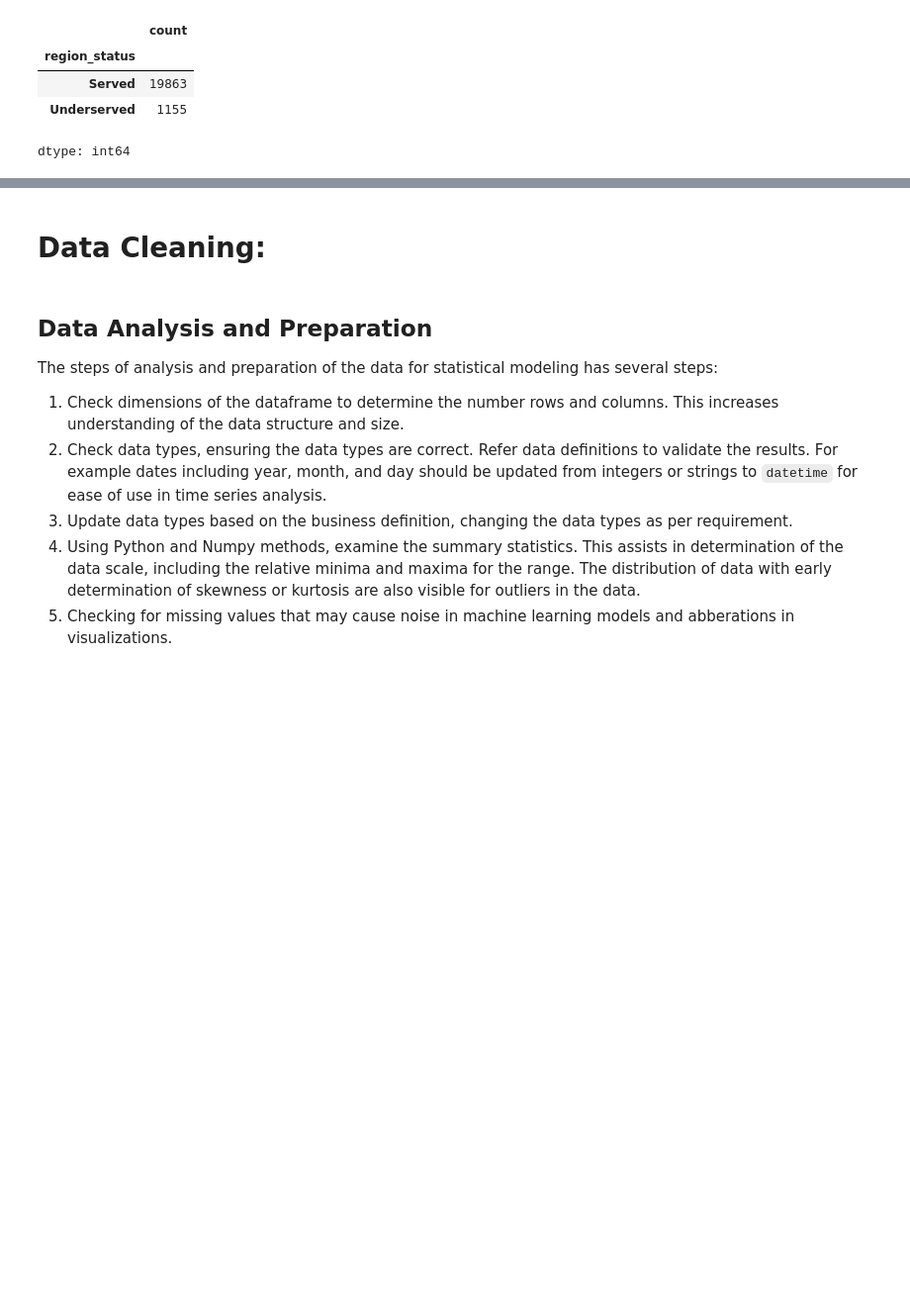
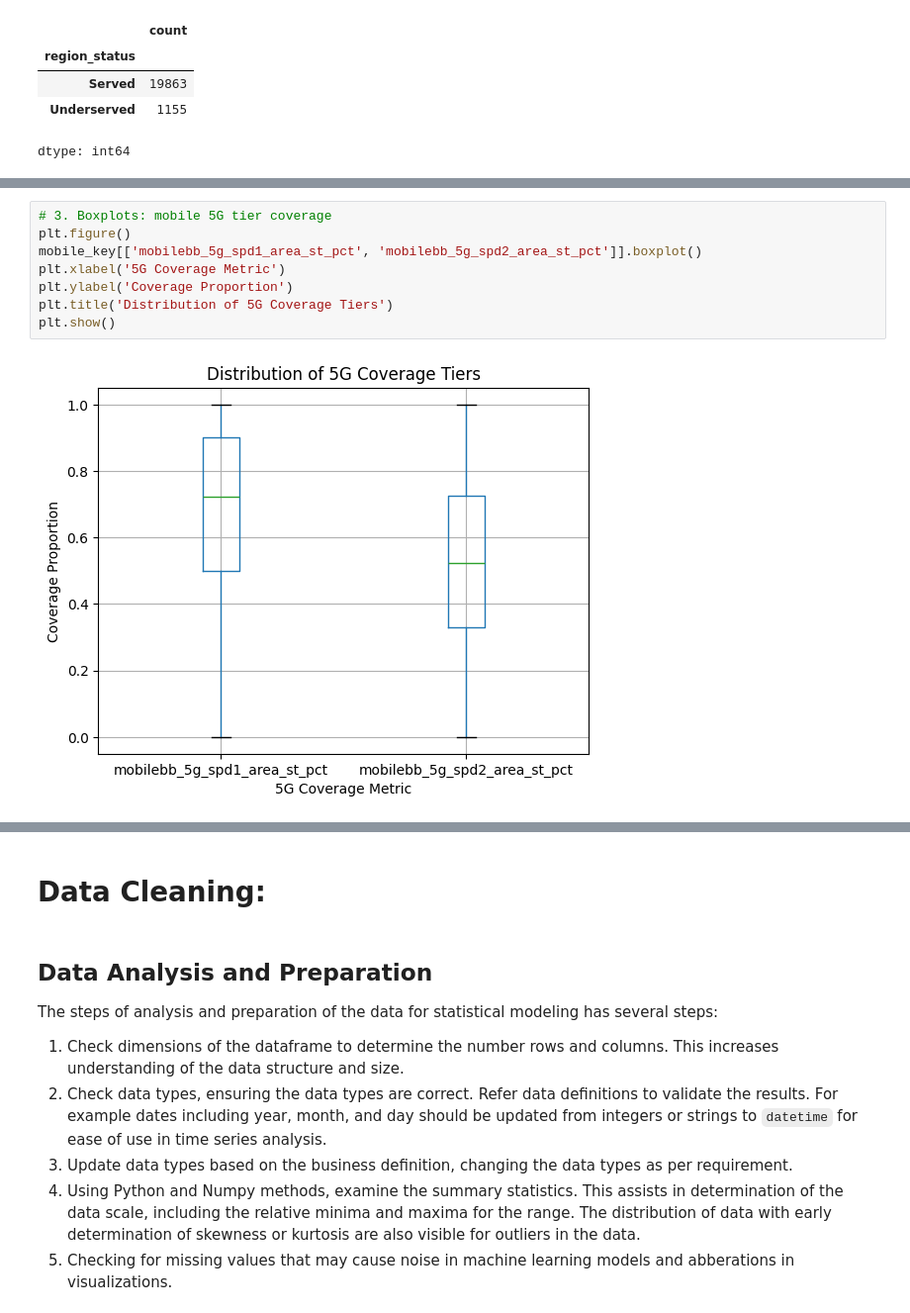
Before and after one commit to AishaniD078/huds_ms_airband_analysis_2_repo, a Jupyter notebook: HUDS_Research_Skeleton_Notebook_Aishani.ipynb, the cells around one changed output, grey strips where cells are left out. Shown at 99% size. Saved outputs shown, nothing was run; the diff lists cells and outputs as text; blank space fills up the shorter version.

```diff
--- a/HUDS_Research_Skeleton_Notebook_Aishani.ipynb
+++ b/HUDS_Research_Skeleton_Notebook_Aishani.ipynb
@@ -376,0 +497,10 @@ dtype: int64
+# %%
+# 3. Boxplots: mobile 5G tier coverage
+plt.figure()
+mobile_key[['mobilebb_5g_spd1_area_st_pct', 'mobilebb_5g_spd2_area_st_pct']].boxplot()
+plt.xlabel('5G Coverage Metric')
+plt.ylabel('Coverage Proportion')
+plt.title('Distribution of 5G Coverage Tiers')
+plt.show()
+# %% [output]
+[figure, added]
```
Also changed, not shown: parts of 15 cells of this notebook.
